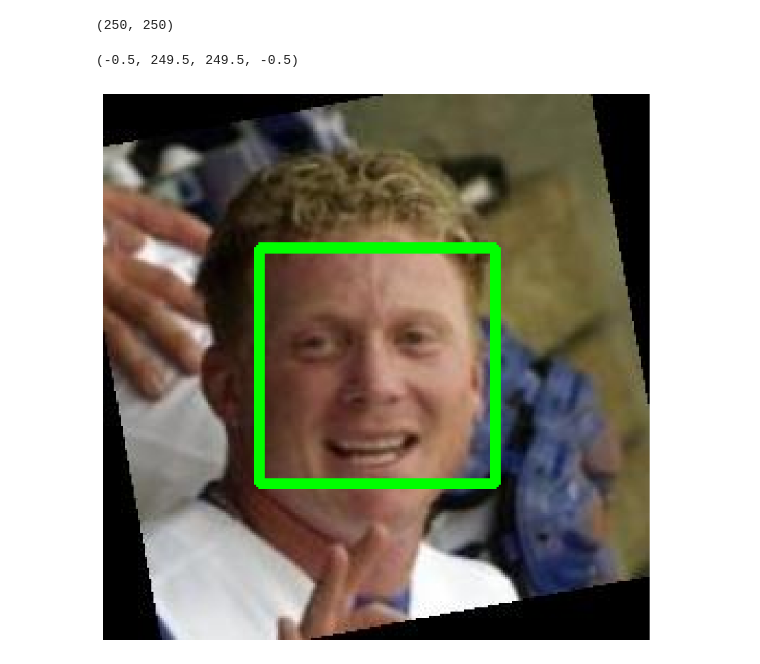
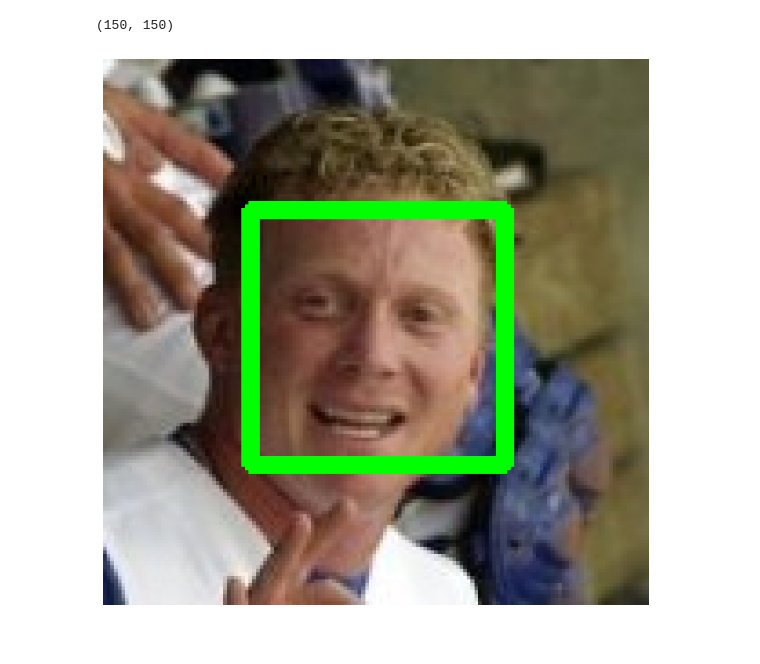
Before and after one commit to Tirta2241720045/Machine_Learning, a Jupyter notebook: Minggu13/faceDetection.ipynb, the cells around one changed output. Cells and saved outputs as stored; diff of their text form; code cells hidden in the pictures.

```diff
--- a/Minggu13/faceDetection.ipynb
+++ b/Minggu13/faceDetection.ipynb
@@ -3,7 +8,7 @@
 # %%
 import cv2
 # %%
-imagePath = "/content/drive/MyDrive/Colab Notebooks/archive/Aaron_Guiel/Aaron_Guiel_0001.jpg"
+imagePath = "/content/drive/MyDrive/dataset/Minggu12ML/images/Aaron_Guiel_0001.jpg"
 # %%
 img = cv2.imread(imagePath)
 # %%
@@ -15,7 +20,7 @@ gray_image = cv2.cvtColor(img, cv2.COLOR_BGR2GRAY)
 # %%
 gray_image.shape
 # %% [output]
-(250, 250)
+(150, 150)
 # %%
 face_classifier = cv2.CascadeClassifier(
     cv2.data.haarcascades + "haarcascade_frontalface_default.xml"
@@ -32,9 +37,9 @@ img_rgb = cv2.cvtColor(img, cv2.COLOR_BGR2RGB)
 # %%
 import matplotlib.pyplot as plt
 
-plt.figure(figsize=(20,10))
+plt.figure(figsize=(10, 10))
 plt.imshow(img_rgb)
 plt.axis('off')
+plt.show()
 # %% [output]
-(-0.5, 249.5, 249.5, -0.5)
-[figure, old version]
+[figure, new version]
```
Also changed, not shown: parts of 4 cells of this notebook.
